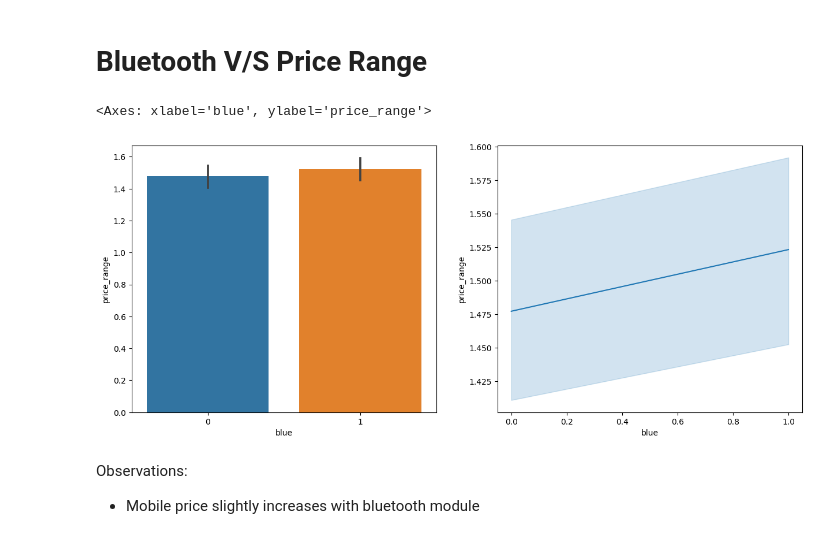
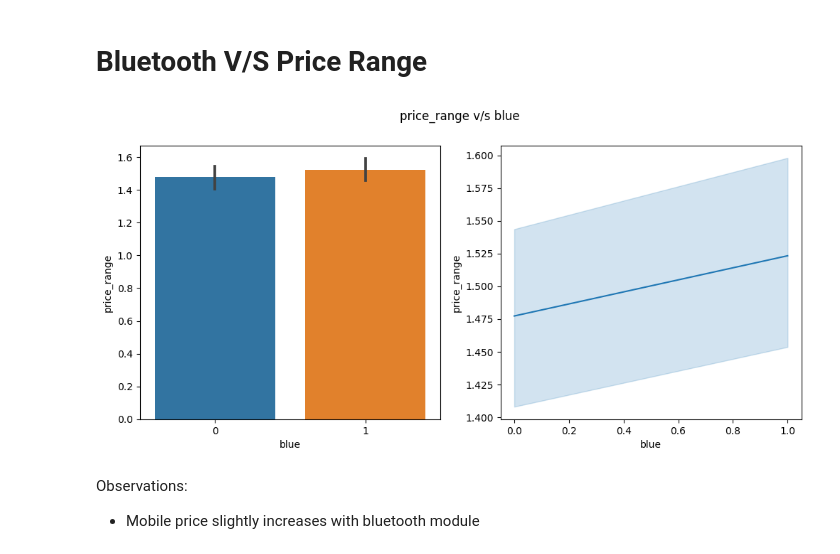
Before and after one commit to Vishal-Pattar/Mobile-Price, a Jupyter notebook: mpp1.ipynb, the cells around one changed output. Drawn from its saved outputs; the diff is of its cells as text; code cells hidden in the pictures.

```diff
--- a/mpp1.ipynb
+++ b/mpp1.ipynb
@@ -70,13 +127,10 @@ Observations:
 - The battery power is similar for the price range 1 and 2
 # %% [markdown]
 # Bluetooth V/S Price Range
-# %%
-fig, ax = plt.subplots(1,2,figsize=(15,6))
-sns.barplot(data=train, x='blue', y='price_range', ax=ax[0])
-sns.lineplot(data=train, x='blue', y='price_range', ax=ax[1])
-# %% [output]
-<Axes: xlabel='blue', ylabel='price_range'>
-[figure, removed]
+# %%
+plot_relation_with_target('blue','price_range')
+# %% [output]
+[figure, added]
 # %% [markdown]
 Observations:
 - Mobile price slightly increases with bluetooth module
```
Also changed, not shown: parts of 11 cells of this notebook, 1 other file.
